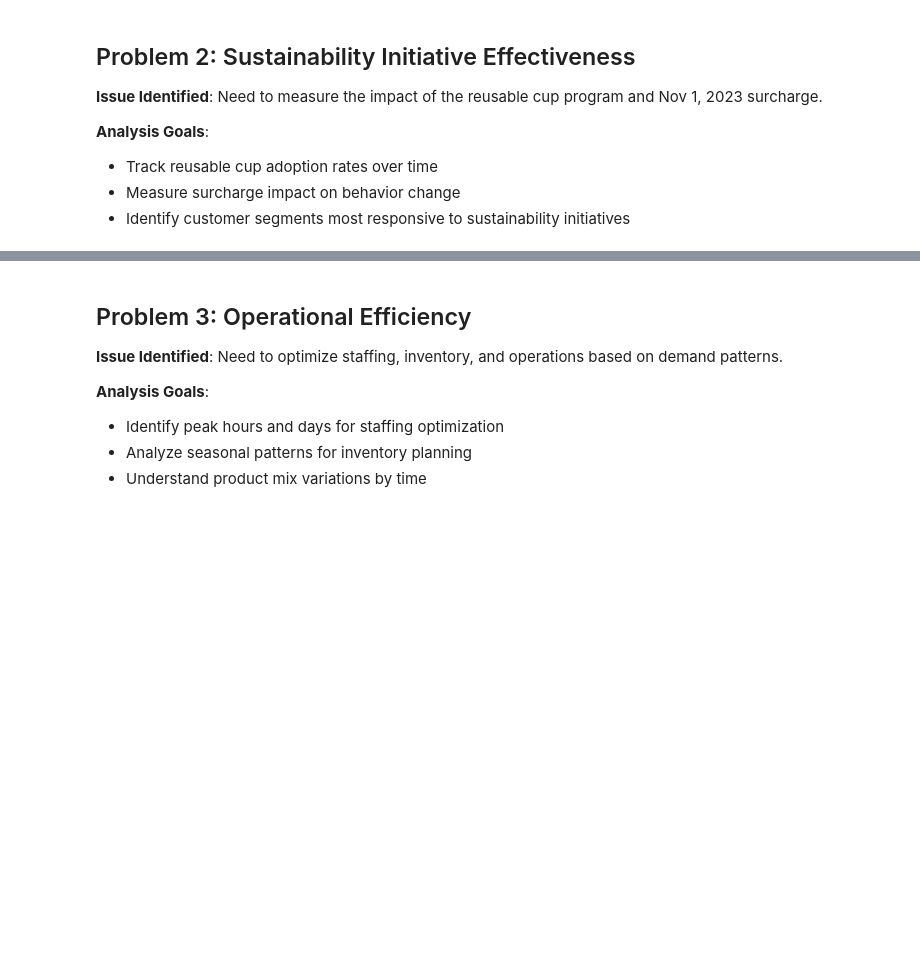
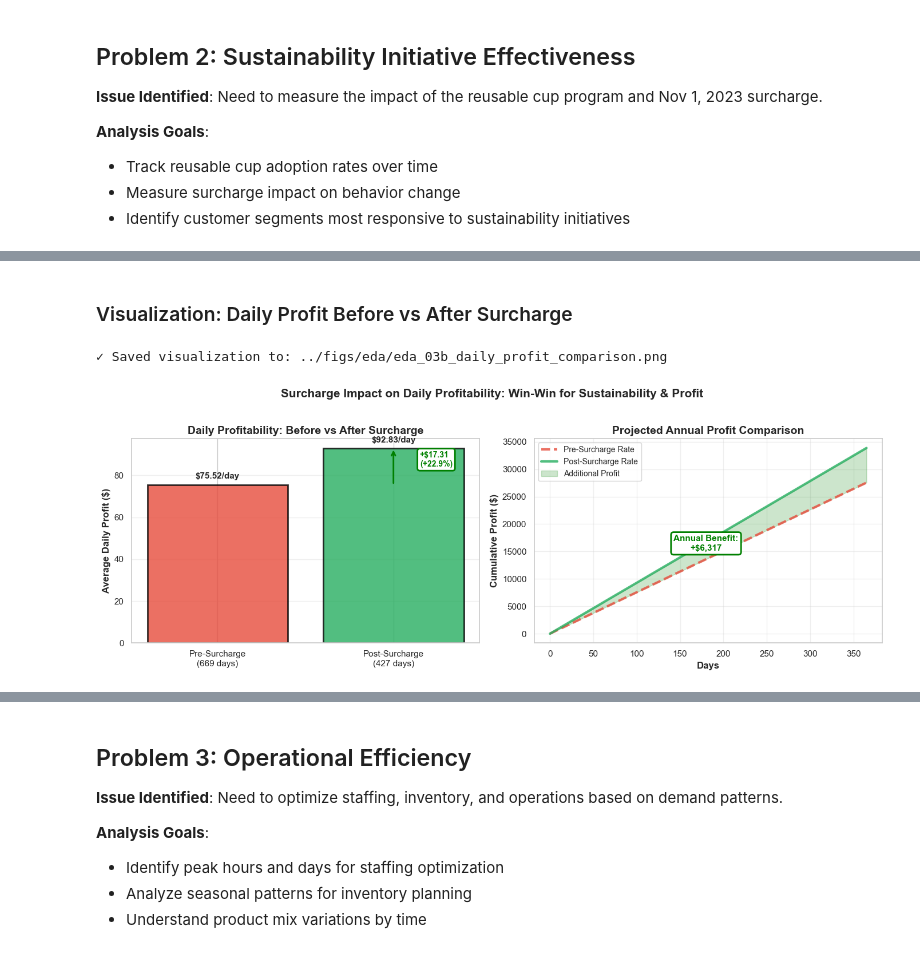
Before and after one commit to GlitchedNexus/Datathon, a Jupyter notebook: notebooks/01_eda.ipynb, the cells around one changed output, grey strips where cells are left out. Cells and saved outputs as stored; diff of their text form; code cells hidden in the pictures; blank space fills up the shorter version.

```diff
--- a/notebooks/01_eda.ipynb
+++ b/notebooks/01_eda.ipynb
@@ -388,0 +912,80 @@ Dine-in                   4067             10008           40.6
+# %% [markdown]
+### Visualization: Daily Profit Before vs After Surcharge
+# %%
+# Create visualization comparing daily profit before and after surcharge
+fig, axes = plt.subplots(1, 2, figsize=(14, 5))
+
+# Chart 1: Daily Profit Comparison
+ax1 = axes[0]
+periods = ['Pre-Surcharge\n(669 days)', 'Post-Surcharge\n(427 days)']
+daily_profits = [daily_profit_pre, daily_profit_post]
+colors_profit = ['#E74C3C', '#27AE60']  # Red for pre, Green for post
+
+bars1 = ax1.bar(periods, daily_profits, color=colors_profit, alpha=0.8,
+               edgecolor='black', linewidth=2)
+ax1.set_ylabel('Average Daily Profit ($)', fontweight='bold', fontsize=12)
+ax1.set_title('Daily Profitability: Before vs After Surcharge',
+             fontweight='bold', fontsize=14)
+ax1.grid(True, alpha=0.3, axis='y')
+
+# Add value labels on bars
+for bar, val in zip(bars1, daily_profits):
+    height = bar.get_height()
+    ax1.text(bar.get_x() + bar.get_width()/2., height + 2,
+            f'${val:.2f}/day', ha='center', va='bottom',
+            fontweight='bold', fontsize=11)
+
+# Add change annotation
+ax1.annotate('', xy=(1, daily_profit_post), xytext=(1, daily_profit_pre),
+            arrowprops=dict(arrowstyle='->', lw=2, color='green'))
+ax1.text(1.15, (daily_profit_pre + daily_profit_post) / 2,
+        f'+${daily_change:.2f}\n(+{daily_pct_change:.1f}%)',
+        fontweight='bold', fontsize=10, color='green',
+        bbox=dict(boxstyle='round', facecolor='white', edgecolor='green', linewidth=2))
+
+# Chart 2: Cumulative Profit Over Time (projected)
+ax2 = axes[1]
+days = np.arange(0, 366)  # 1 year projection
+cumulative_pre = days * daily_profit_pre
+cumulative_post = days * daily_profit_post
+
+ax2.plot(days, cumulative_pre, label='Pre-Surcharge Rate',
+        linewidth=3, color='#E74C3C', linestyle='--', alpha=0.8)
+ax2.plot(days, cumulative_post, label='Post-Surcharge Rate',
+        linewidth=3, color='#27AE60', alpha=0.8)
+ax2.fill_between(days, cumulative_pre, cumulative_post,
+                 where=(cumulative_post > cumulative_pre),
+                 alpha=0.2, color='green', label='Additional Profit')
+
+ax2.set_xlabel('Days', fontweight='bold', fontsize=12)
+ax2.set_ylabel('Cumulative Profit ($)', fontweight='bold', fontsize=12)
+ax2.set_title('Projected Annual Profit Comparison', fontweight='bold', fontsize=14)
+ax2.legend(loc='upper left', fontsize=10)
+ax2.grid(True, alpha=0.3)
+
+# Add annotation for 1-year benefit
+annual_benefit = daily_change * 365
+ax2.text(180, cumulative_post[180] - 1500,
+        f'Annual Benefit:\n+${annual_benefit:,.0f}',
+        fontweight='bold', fontsize=11, color='green',
+        bbox=dict(boxstyle='round', facecolor='white', edgecolor='green', linewidth=2),
+        ha='center')
+
+plt.suptitle('Surcharge Impact on Daily Profitability: Win-Win for Sustainability & Profit',
+            fontsize=15, fontweight='bold', y=1.02)
+plt.tight_layout()
+
+save_path = FIG_DIR / "eda_03b_daily_profit_comparison.png"
+plt.savefig(save_path, dpi=150, bbox_inches='tight')
+print(f"\n✓ Saved visualization to: {save_path}")
+plt.show()
+
+print(f"\n💰 KEY TAKEAWAY:")
+print(f"  If this daily profit rate continues for a full year:")
+print(f"  • Pre-surcharge annual profit:  ${daily_profit_pre * 365:>12,.2f}")
+print(f"  • Post-surcharge annual profit: ${daily_profit_post * 365:>12,.2f}")
+print(f"  • Annual benefit from surcharge: ${annual_benefit:>10,.2f} (+{daily_pct_change:.1f}%)")
+print(f"\n  🌱 While ALSO improving sustainability (cup adoption +8.6pp)!")
+# %% [output]
+✓ Saved visualization to: ../figs/eda/eda_03b_daily_profit_comparison.png
+[figure, added]
```
Also changed, not shown: parts of 16 cells of this notebook, 11 other files.
